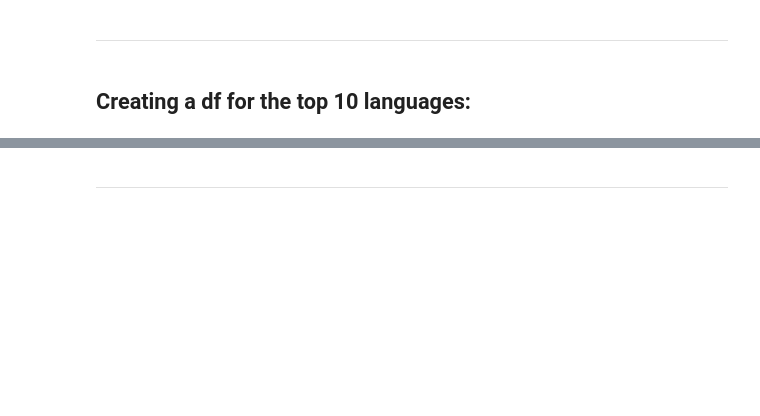
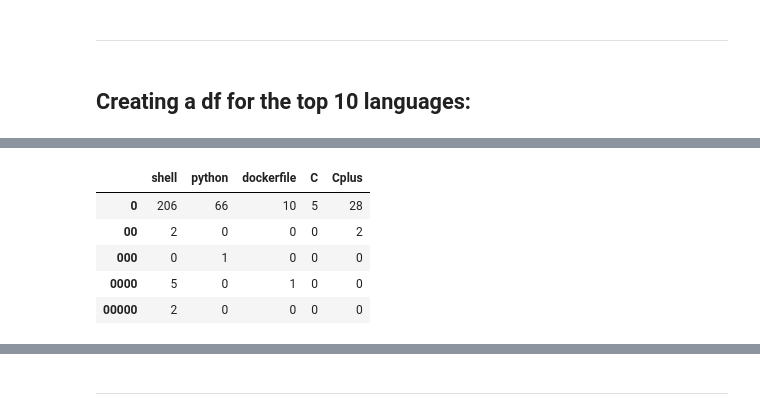
Before and after one commit to jemison-nlp-AnJeSt/github-NLP-project, a Jupyter notebook: Eyring-notebook.ipynb, the cells around one changed output, grey strips where cells are left out. Cells and saved outputs as stored; diff of their text form; code cells hidden in the pictures; blank space fills up the shorter version.

```diff
--- a/Eyring-notebook.ipynb
+++ b/Eyring-notebook.ipynb
@@ -235,0 +391,9 @@ Cplus_words=clean_data(Cplus_readme)
+# %%
+word_counts.head()
+# %% [output]
+|  | shell | python | dockerfile | C | Cplus |
+| 0 | 206 | 66 | 10 | 5 | 28 |
+| 00 | 2 | 0 | 0 | 0 | 2 |
+| 000 | 0 | 1 | 0 | 0 | 0 |
+| 0000 | 5 | 0 | 1 | 0 | 0 |
+| 00000 | 2 | 0 | 0 | 0 | 0 |
```
Also changed, not shown: parts of 37 cells of this notebook, 1 other file.
